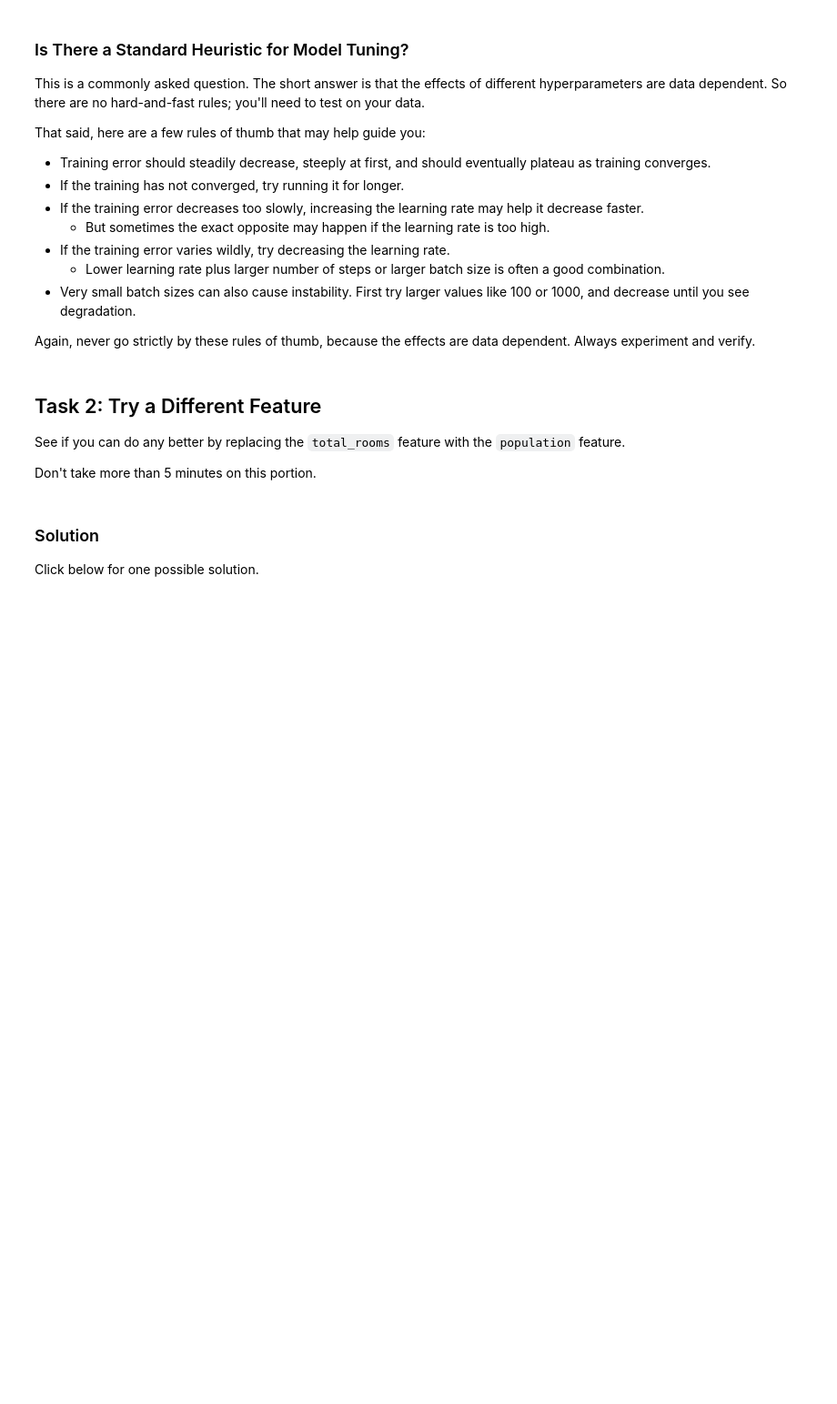
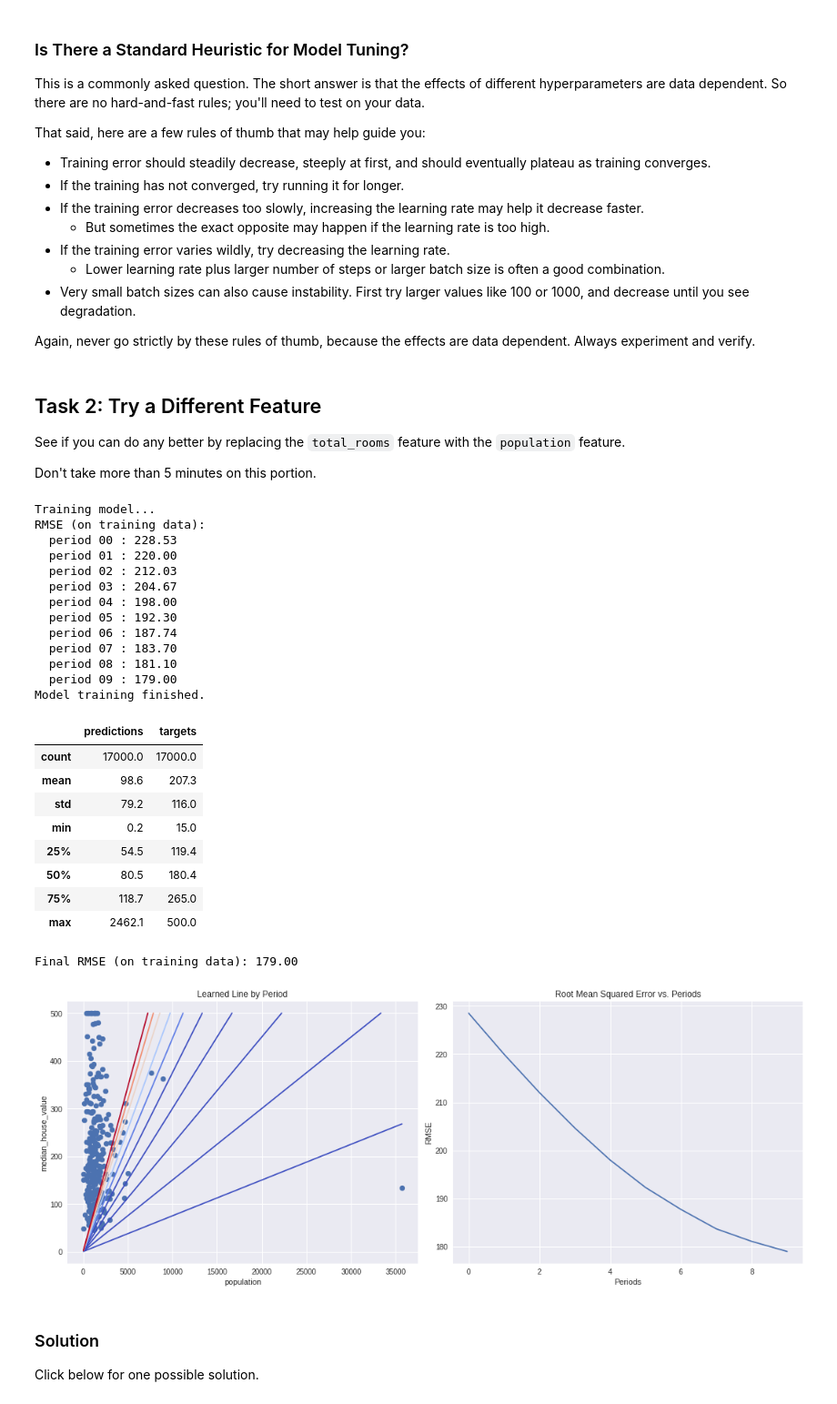
Before and after one commit to na018/python, a Jupyter notebook: first_steps_with_tensor_flow.ipynb, the cells around one changed output. Shown: that part at 91% size. Cells and saved outputs as stored; diff of their text form; code cells hidden in the pictures; blank space fills up the shorter version.

```diff
--- a/first_steps_with_tensor_flow.ipynb
+++ b/first_steps_with_tensor_flow.ipynb
@@ -419,3 +568,36 @@ Don't take more than 5 minutes on this portion.
+# %%
+# YOUR CODE HERE
+train_model(
+    learning_rate=0.00003,
+    steps=500,
+    batch_size=15,
+    input_feature="population"
+)
+# %% [output]
+Training model...
+RMSE (on training data):
+  period 00 : 228.53
+  period 01 : 220.00
+  period 02 : 212.03
+  period 03 : 204.67
+  period 04 : 198.00
+  period 05 : 192.30
+  period 06 : 187.74
+  period 07 : 183.70
+  period 08 : 181.10
+  period 09 : 179.00
+Model training finished.
+|  | predictions | targets |
+| count | 17000.0 | 17000.0 |
+| mean | 98.6 | 207.3 |
+| std | 79.2 | 116.0 |
+| min | 0.2 | 15.0 |
+| 25% | 54.5 | 119.4 |
+| 50% | 80.5 | 180.4 |
+| 75% | 118.7 | 265.0 |
+| max | 2462.1 | 500.0 |
+Final RMSE (on training data): 179.00
+[figure, added]
 # %% [markdown]
 ### Solution
 
```
Also changed, not shown: parts of 12 cells of this notebook.
